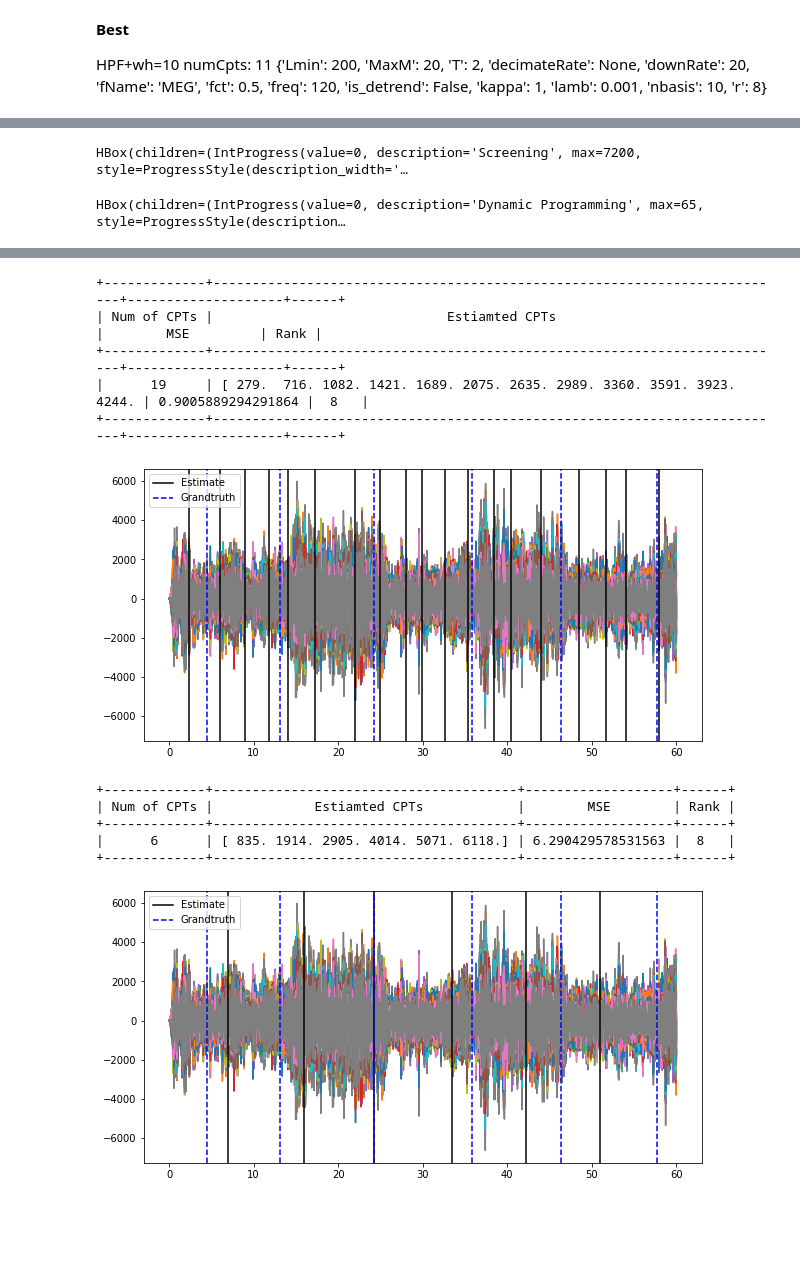
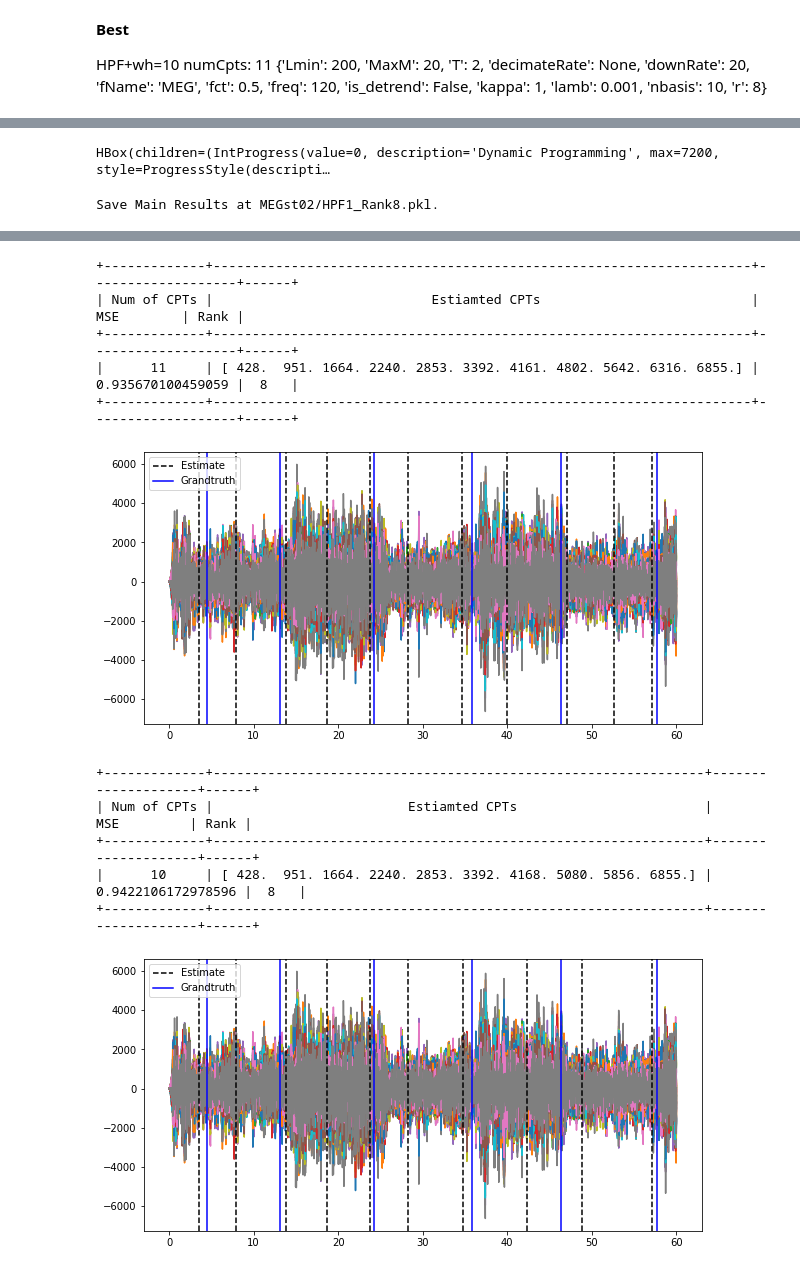
Before and after one commit to JINhuaqing/TVDN-simu, a Jupyter notebook: realdata/NMEGHPF1022P1.ipynb, the cells around one changed output, grey strips where cells are left out. Drawn from its saved outputs; the diff is of its cells as text; code cells hidden in the pictures; blank space fills up the shorter version.

Commit message:
add results of new meg data

```diff
--- a/realdata/NMEGHPF1022P1.ipynb
+++ b/realdata/NMEGHPF1022P1.ipynb
@@ -55,6 +55,7 @@ resDir = Path("../results")
 dataDir = Path("../data/MEG_DKRegion_TimeCourses")
 # %%
 datFils = list(dataDir.glob("*.mat"))
+datFils = sorted(datFils)
 datFils
 # %% [output]
 [PosixPath('../data/MEG_DKRegion_TimeCourses/lcmv_result_R2868E_02-st_DKregion10.mat'),
@@ -113,7 +139,7 @@ dataHPF = lfilter(hbp, 1, dataN)
 # %%
 paras = edict()
 paras.Lmin = 200
-paras.wh = 50
+paras.wh = 10
 paras.MaxM = 20
 paras.fct = 0.5
 paras.r = 8
@@ -211,6 +242,7 @@ numCpts: 11
 # %%
 detHPF = TVDNDetect(Ymat=dataHPF, dataType="MEG",
-                     saveDir=None,
+                     saveDir="MEGst02",
+                     fName="HPF1",
                      showProgress=True,
                      MaxM=paras.MaxM,
                      Lmin=paras.Lmin,
@@ -238,13 +270,12 @@ The parameters for detection are:
  'nbasis': 10,
  'r': 8}
 # %%
-detHPF.Screening(wh=paras.wh)
+#detHPF.Screening(wh=paras.wh)#
-# %% [output]
-HBox(children=(IntProgress(value=0, description='Screening', max=7200, style=ProgressStyle(description_width='…
 # %%
 detHPF()
 # %% [output]
-HBox(children=(IntProgress(value=0, description='Dynamic Programming', max=65, style=ProgressStyle(description…
+HBox(children=(IntProgress(value=0, description='Dynamic Programming', max=7200, style=ProgressStyle(descripti…
+Save Main Results at MEGst02/HPF1_Rank8.pkl.
 # %%
 kappas = np.linspace(1, 4, 1000)
 detHPF.TuningKappa(kappas)
@@ -255,20 +286,20 @@ detHPF.UpdateEcpts()
 print(detHPF)
 detHPF.PlotEcpts(GT=gtSt02.cpts)
 # %% [output]
-+-------------+--------------------------------------------------------------------------+--------------------+------+
-| Num of CPTs |                              Estiamted CPTs                              |        MSE         | Rank |
-+-------------+--------------------------------------------------------------------------+--------------------+------+
-|      19     | [ 279.  716. 1082. 1421. 1689. 2075. 2635. 2989. 3360. 3591. 3923. 4244. | 0.9005889294291864 |  8   |
-+-------------+--------------------------------------------------------------------------+--------------------+------+
++-------------+---------------------------------------------------------------------+-------------------+------+
+| Num of CPTs |                            Estiamted CPTs                           |        MSE        | Rank |
++-------------+---------------------------------------------------------------------+-------------------+------+
+|      11     | [ 428.  951. 1664. 2240. 2853. 3392. 4161. 4802. 5642. 6316. 6855.] | 0.935670100459059 |  8   |
++-------------+---------------------------------------------------------------------+-------------------+------+
-[figure, old version]
+[figure, new version]
 # %%
-detHPF.UpdateEcpts(6)
+detHPF.UpdateEcpts(10)
 print(detHPF)
 detHPF.PlotEcpts(GT=gtSt02.cpts)
 # %% [output]
-+-------------+---------------------------------------+-------------------+------+
-| Num of CPTs |             Estiamted CPTs            |        MSE        | Rank |
-+-------------+---------------------------------------+-------------------+------+
-|      6      | [ 835. 1914. 2905. 4014. 5071. 6118.] | 6.290429578531563 |  8   |
-+-------------+---------------------------------------+-------------------+------+
++-------------+---------------------------------------------------------------+--------------------+------+
+| Num of CPTs |                         Estiamted CPTs                        |        MSE         | Rank |
++-------------+---------------------------------------------------------------+--------------------+------+
+|      10     | [ 428.  951. 1664. 2240. 2853. 3392. 4168. 5080. 5856. 6855.] | 0.9422106172978596 |  8   |
++-------------+---------------------------------------------------------------+--------------------+------+
-[figure, old version]
+[figure, new version]
```
Also changed, not shown: parts of 7 cells of this notebook, 1 other file.
